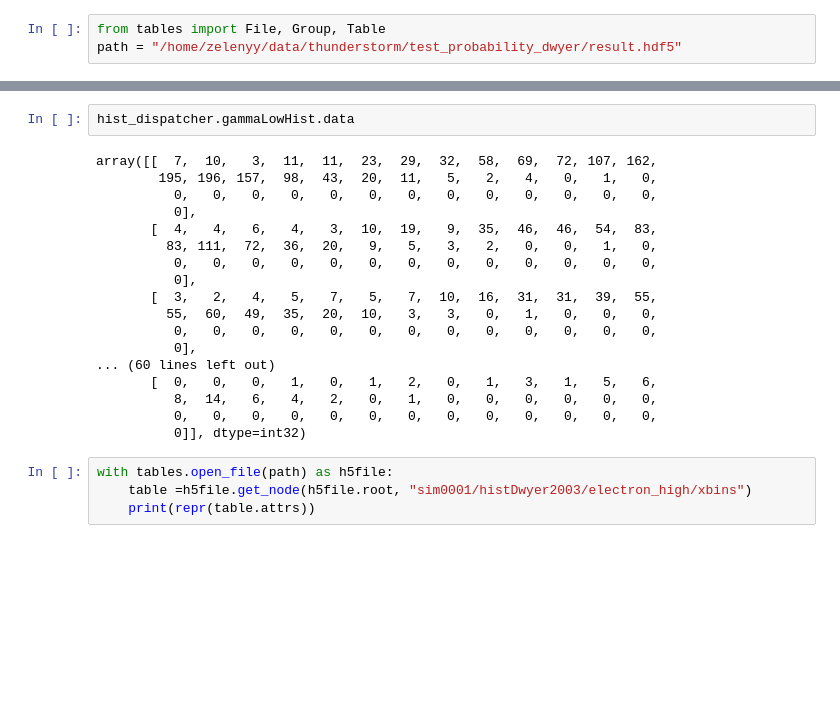
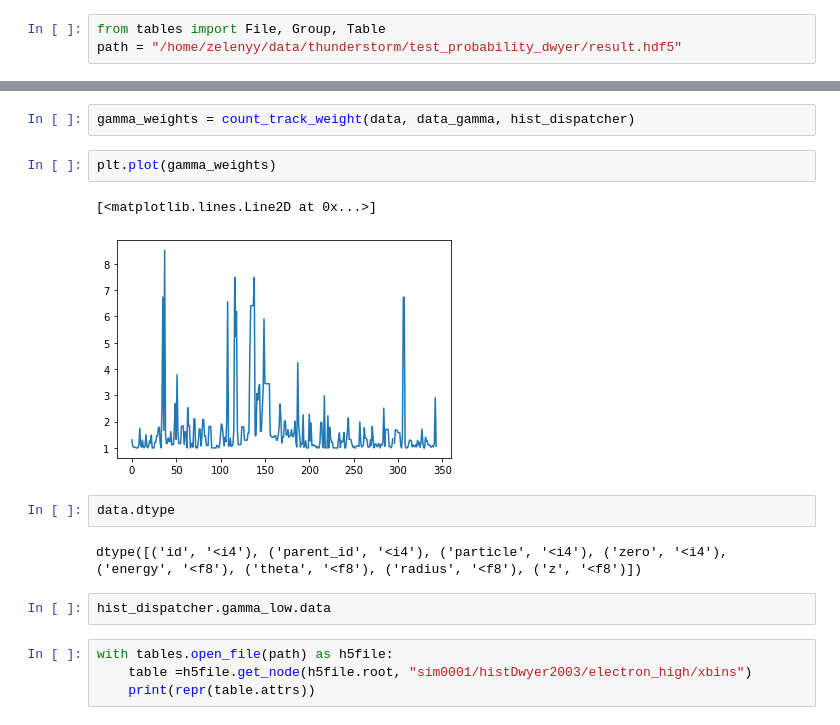
Before and after one commit to Zelenyy/phd-code, a Jupyter notebook: notebooks/15.ProbabilitySimulation.ipynb, the cells around one changed output, grey strips where cells are left out. Drawn from its saved outputs; the diff is of its cells as text; blank space fills up the shorter version.

```diff
--- a/notebooks/15.ProbabilitySimulation.ipynb
+++ b/notebooks/15.ProbabilitySimulation.ipynb
@@ -96,23 +210,16 @@ with tables.open_file(path) as h5file:
+# %%
+gamma_weights = count_track_weight(data, data_gamma, hist_dispatcher)
+# %%
+plt.plot(gamma_weights)
+# %% [output]
+[<matplotlib.lines.Line2D at 0x...>]
+[figure, added]
+# %%
+data.dtype
+# %% [output]
+dtype([('id', '<i4'), ('parent_id', '<i4'), ('particle', '<i4'), ('zero', '<i4'), ('energy', '<f8'), ('theta', '<f8'), ('radius', '<f8'), ('z', '<f8')])
 # %%
-hist_dispatcher.gammaLowHist.data
+hist_dispatcher.gamma_low.data
-# %% [output]
-array([[  7,  10,   3,  11,  11,  23,  29,  32,  58,  69,  72, 107, 162,
-        195, 196, 157,  98,  43,  20,  11,   5,   2,   4,   0,   1,   0,
-          0,   0,   0,   0,   0,   0,   0,   0,   0,   0,   0,   0,   0,
-          0],
-       [  4,   4,   6,   4,   3,  10,  19,   9,  35,  46,  46,  54,  83,
-         83, 111,  72,  36,  20,   9,   5,   3,   2,   0,   0,   1,   0,
-          0,   0,   0,   0,   0,   0,   0,   0,   0,   0,   0,   0,   0,
-          0],
-       [  3,   2,   4,   5,   7,   5,   7,  10,  16,  31,  31,  39,  55,
-         55,  60,  49,  35,  20,  10,   3,   3,   0,   1,   0,   0,   0,
-          0,   0,   0,   0,   0,   0,   0,   0,   0,   0,   0,   0,   0,
-          0],
-... (60 lines left out)
-       [  0,   0,   0,   1,   0,   1,   2,   0,   1,   3,   1,   5,   6,
-          8,  14,   6,   4,   2,   0,   1,   0,   0,   0,   0,   0,   0,
-          0,   0,   0,   0,   0,   0,   0,   0,   0,   0,   0,   0,   0,
-          0]], dtype=int32)
 # %%
 with tables.open_file(path) as h5file:
     table =h5file.get_node(h5file.root, "sim0001/histDwyer2003/electron_high/xbins")
```
Also changed, not shown: parts of 14 cells of this notebook, 18 other files.
